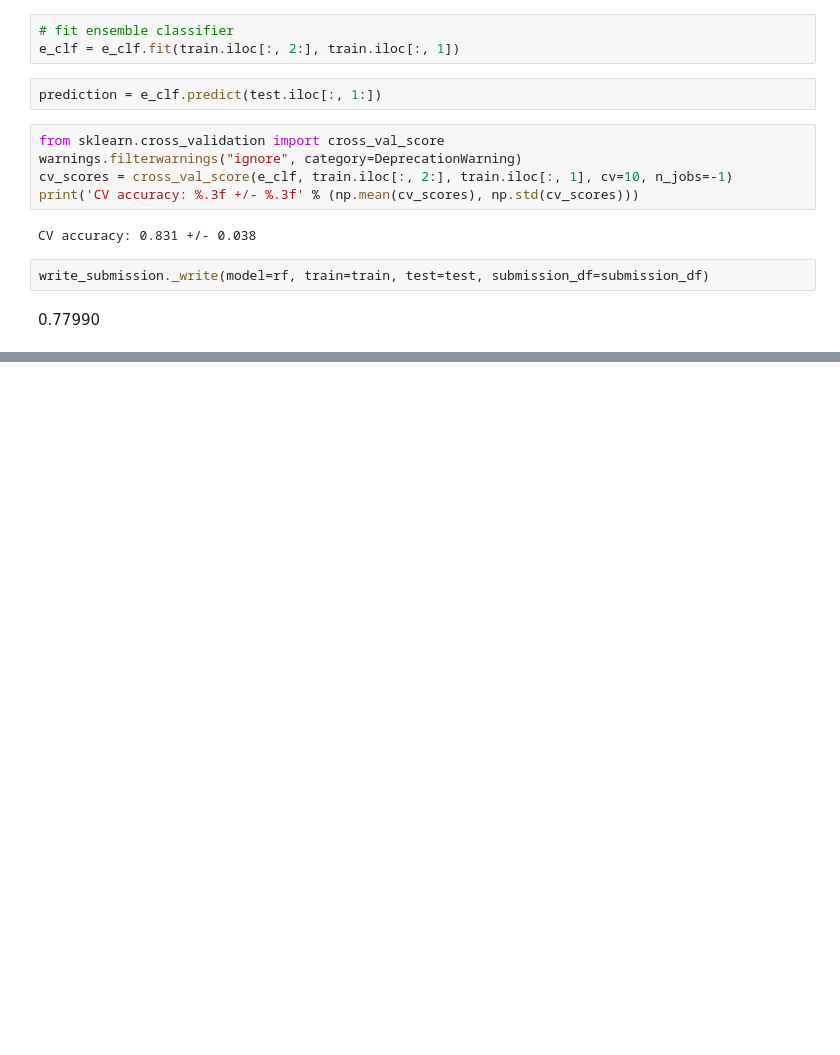
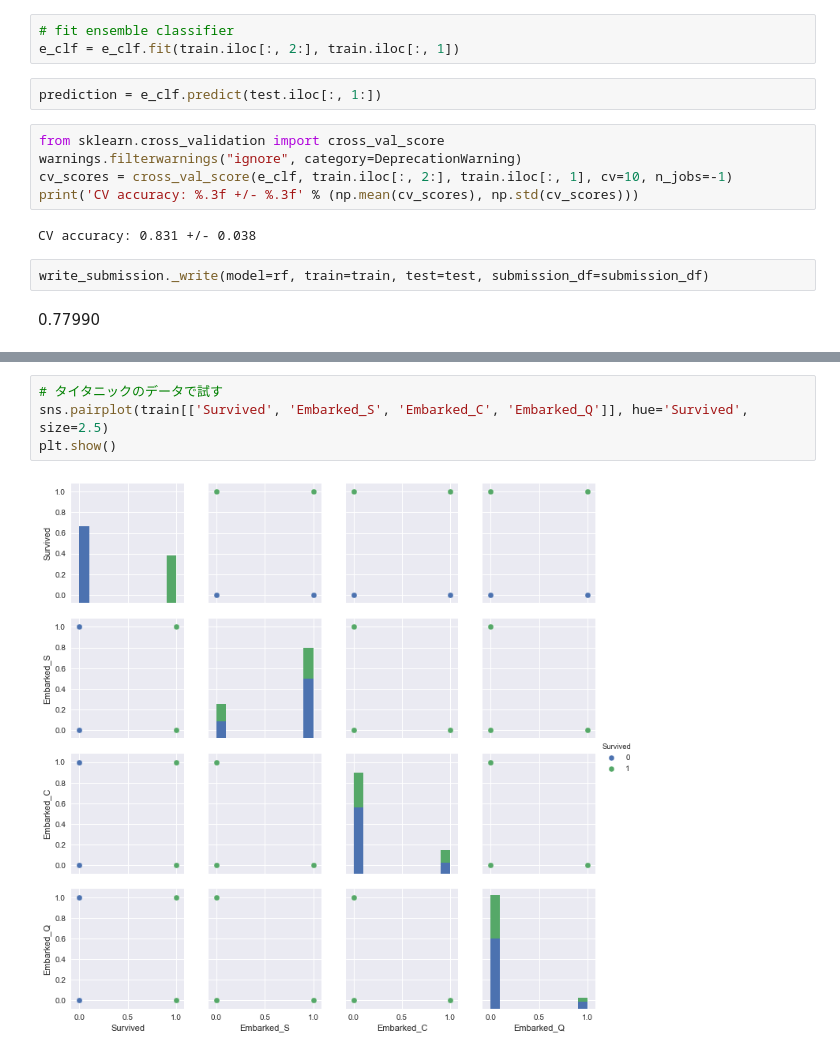
Before and after one commit to Aipakazuma/aipa-kaggle-titanic, a Jupyter notebook: workspace.ipynb, the cells around one changed output, grey strips where cells are left out. Drawn from its saved outputs; the diff is of its cells as text; blank space fills up the shorter version.

```diff
--- a/workspace.ipynb
+++ b/workspace.ipynb
@@ -418,0 +417,6 @@ ValueError: Number of features of the model must match the input. Model n_featur
+# %%
+# タイタニックのデータで試す
+sns.pairplot(train[['Survived', 'Embarked_S', 'Embarked_C', 'Embarked_Q']], hue='Survived', size=2.5)
+plt.show()
+# %% [output]
+[figure, added]
```
Also changed, not shown: parts of 112 cells of this notebook, 2 other files.
